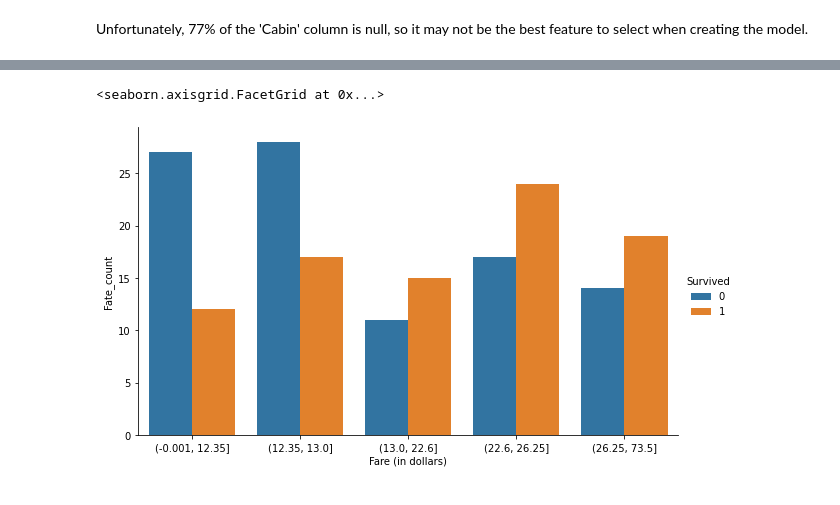
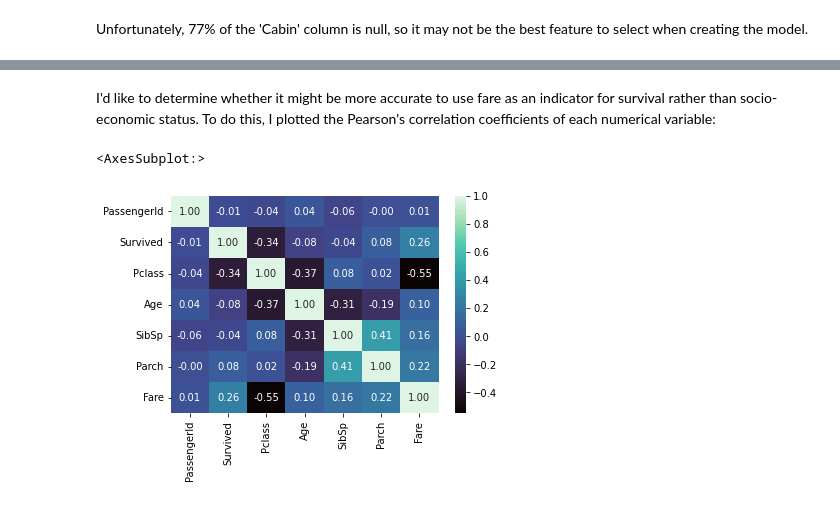
Before and after one commit to djm160830/kaggle-notebooks, a Jupyter notebook: titanic-submission.ipynb, the cells around one changed output, grey strips where cells are left out. Cells and saved outputs as stored; diff of their text form; code cells hidden in the pictures.

Commit message:
Create and analyze heatmap

```diff
--- a/titanic-submission.ipynb
+++ b/titanic-submission.ipynb
@@ -215,13 +173,8 @@ train.loc[train.Pclass==1, ['Fare', 'Survived']]\
-# %%
-train.loc[train.Pclass==2, ['Fare', 'Survived']]\
-    .groupby(pd.qcut(x=train.loc[train.Pclass==2, 'Fare'],
-                    q=5),
-             observed=True)['Survived']\
-    .value_counts()\
-    .reset_index(level=1, name="Fate_count")\
-    .reset_index()\
-    .rename(columns={'Fare': 'Fare (in dollars)'})\
-    .pipe((sns.catplot, 'data'), x='Fare (in dollars)', y='Fate_count', hue='Survived', kind='bar', aspect=13.7/8.27)
-# %% [output]
-<seaborn.axisgrid.FacetGrid at 0x...>
-[figure, removed]
+# %% [markdown]
+I'd like to determine whether it might be more accurate to use fare as an indicator for survival rather than socio-economic status. To do this, I plotted the Pearson's correlation coefficients of each numerical variable:
+# %%
+train.corr(method='pearson')\
+     .pipe((sns.heatmap, 'data'), annot=True, fmt='.2f', cmap='mako', linecolor='black')
+# %% [output]
+<AxesSubplot:>
+[figure, added]
```
Also changed, not shown: parts of 5 cells of this notebook.
